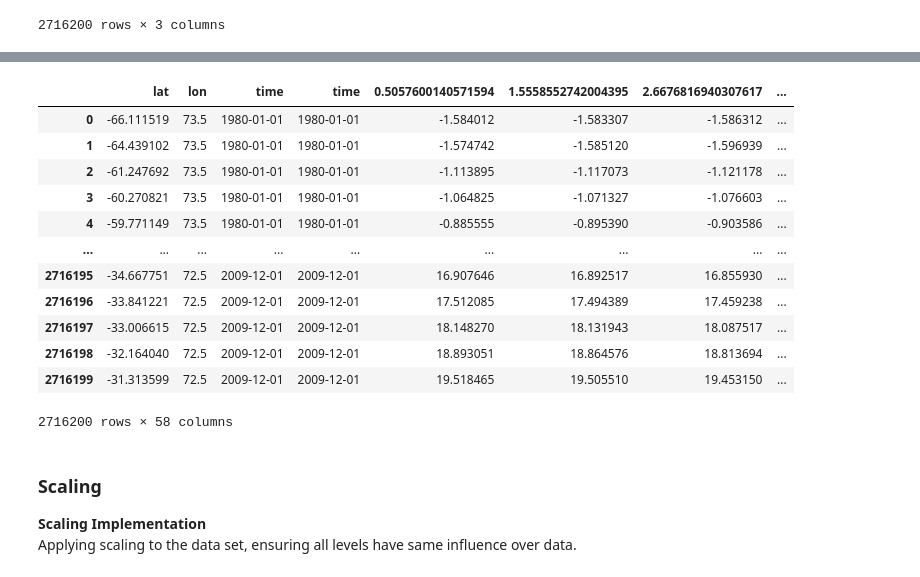
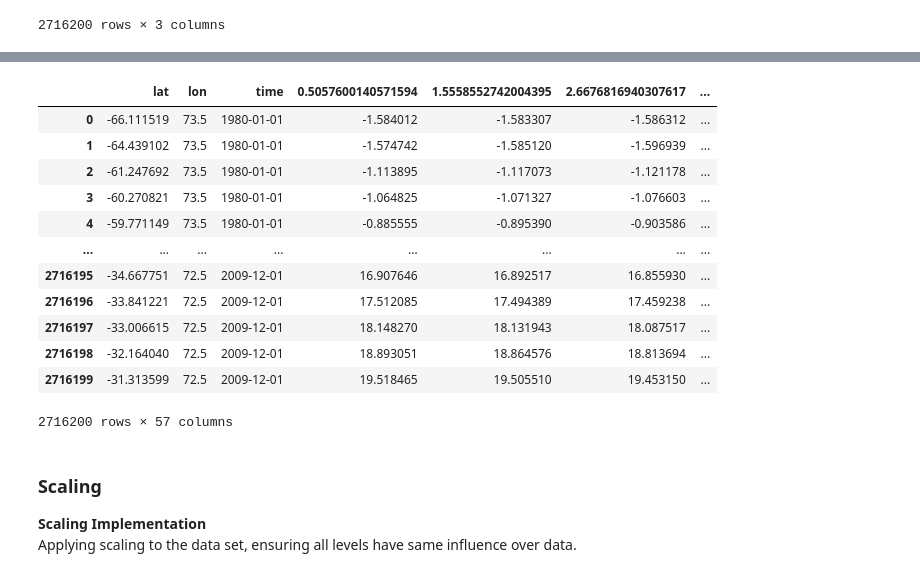
Before and after one commit to el1247/BAS_AI4ER_SAM, a Jupyter notebook: notebooks/exploratory/2.3_el_GMMTemperatureProfileClassification2.ipynb, the cells around one changed output, grey strips where cells are left out. Saved outputs shown, nothing was run; the diff lists cells and outputs as text; code cells hidden in the pictures.

```diff
--- a/notebooks/exploratory/2.3_el_GMMTemperatureProfileClassification2.ipynb
+++ b/notebooks/exploratory/2.3_el_GMMTemperatureProfileClassification2.ipynb
@@ -811,7 +811,7 @@ if True:
 
     sampleDataDFClean = sampleDataDF.reset_index()
     sampleDataDFClean = sampleDataDFClean.drop(columns=['ij'])
-    sampleDF = pd.concat([sampleMetaDF,sampleDataDFClean], axis=1)
+    sampleDF = pd.concat([sampleMetaDF, sampleDataDFClean.drop(columns=["time"])], axis=1) #Removes time from second table for merge
 else:
     sampleDF = sampleMetaDF
 
@@ -836,22 +823,23 @@ SampleData converted to datafile (sampleDataDF).  Datafiles combined into sample
-# %%
-#sampleDataDFClean = sampleDataDF.reset_index()
-#sampleDataDFClean = sampleDataDFClean.drop(columns=['ij'])
-sampleDF = pd.concat([sampleMetaDF, sampleDataDFClean], axis=1)
-sampleDF
-# %% [output]
-|  | lat | lon | time | time | 0.5057600140571594 | 1.5558552742004395 | 2.6676816940307617 | ... |
-| 0 | -66.111519 | 73.5 | 1980-01-01 | 1980-01-01 | -1.584012 | -1.583307 | -1.586312 | ... |
-| 1 | -64.439102 | 73.5 | 1980-01-01 | 1980-01-01 | -1.574742 | -1.585120 | -1.596939 | ... |
-| 2 | -61.247692 | 73.5 | 1980-01-01 | 1980-01-01 | -1.113895 | -1.117073 | -1.121178 | ... |
-| 3 | -60.270821 | 73.5 | 1980-01-01 | 1980-01-01 | -1.064825 | -1.071327 | -1.076603 | ... |
-| 4 | -59.771149 | 73.5 | 1980-01-01 | 1980-01-01 | -0.885555 | -0.895390 | -0.903586 | ... |
-| ... | ... | ... | ... | ... | ... | ... | ... | ... |
-| 2716195 | -34.667751 | 72.5 | 2009-12-01 | 2009-12-01 | 16.907646 | 16.892517 | 16.855930 | ... |
-| 2716196 | -33.841221 | 72.5 | 2009-12-01 | 2009-12-01 | 17.512085 | 17.494389 | 17.459238 | ... |
-| 2716197 | -33.006615 | 72.5 | 2009-12-01 | 2009-12-01 | 18.148270 | 18.131943 | 18.087517 | ... |
-| 2716198 | -32.164040 | 72.5 | 2009-12-01 | 2009-12-01 | 18.893051 | 18.864576 | 18.813694 | ... |
-| 2716199 | -31.313599 | 72.5 | 2009-12-01 | 2009-12-01 | 19.518465 | 19.505510 | 19.453150 | ... |
-2716200 rows × 58 columns
+# %%
+#sampleDataDFClean = sampleDataDF.reset_index()
+#sampleDataDFClean = sampleDataDFClean.drop(columns=['ij'])
+
+sampleDF = pd.concat([sampleMetaDF, sampleDataDFClean.drop(columns=["time"])], axis=1)
+sampleDF
+# %% [output]
+|  | lat | lon | time | 0.5057600140571594 | 1.5558552742004395 | 2.6676816940307617 | ... |
+| 0 | -66.111519 | 73.5 | 1980-01-01 | -1.584012 | -1.583307 | -1.586312 | ... |
+| 1 | -64.439102 | 73.5 | 1980-01-01 | -1.574742 | -1.585120 | -1.596939 | ... |
+| 2 | -61.247692 | 73.5 | 1980-01-01 | -1.113895 | -1.117073 | -1.121178 | ... |
+| 3 | -60.270821 | 73.5 | 1980-01-01 | -1.064825 | -1.071327 | -1.076603 | ... |
+| 4 | -59.771149 | 73.5 | 1980-01-01 | -0.885555 | -0.895390 | -0.903586 | ... |
+| ... | ... | ... | ... | ... | ... | ... | ... |
+| 2716195 | -34.667751 | 72.5 | 2009-12-01 | 16.907646 | 16.892517 | 16.855930 | ... |
+| 2716196 | -33.841221 | 72.5 | 2009-12-01 | 17.512085 | 17.494389 | 17.459238 | ... |
+| 2716197 | -33.006615 | 72.5 | 2009-12-01 | 18.148270 | 18.131943 | 18.087517 | ... |
+| 2716198 | -32.164040 | 72.5 | 2009-12-01 | 18.893051 | 18.864576 | 18.813694 | ... |
+| 2716199 | -31.313599 | 72.5 | 2009-12-01 | 19.518465 | 19.505510 | 19.453150 | ... |
+2716200 rows × 57 columns
 # %%
 #exportName = modelName + "DataXr"
 #sampleDataExport = sampleData.reset_index('ijT')
```
Also changed, not shown: parts of 5 cells of this notebook.
